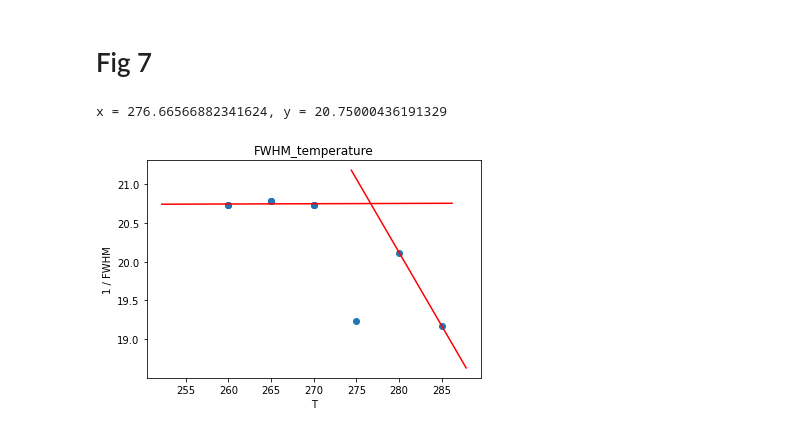
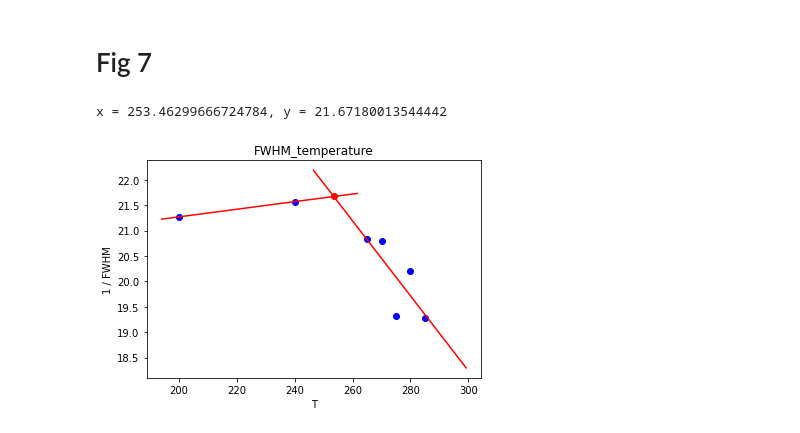
Before and after one commit to penguinlin777/data_processing, a Jupyter notebook: 20220407-0311-2.ipynb, the cells around one changed output. Saved outputs shown, nothing was run; the diff lists cells and outputs as text; code cells hidden in the pictures.

```diff
--- a/20220407-0311-2.ipynb
+++ b/20220407-0311-2.ipynb
@@ -78,0 +75,11 @@ print(temp_list)
+# %%
+# sort data base on temperature
+def sort_data(x, y):
+  xy = [(xi, yi) for xi, yi in zip(x, y)]
+  sorted_xy = sorted(xy, key=lambda item: item[0])
+
+  return [xi for xi, _ in sorted_xy], [yi for _, yi in sorted_xy]
+
+temp_list, df_list = sort_data(temp_list, df_list)
+
+print(temp_list)
@@ -128,8 +126,8 @@ Find second peaks with scipy
 # %%
 # Option 2: region maximum
 
-REGION_START = 150
-REGION_END = 250
+REGION_START = 200
+REGION_END = 700
 
 peaks_value = []
 
@@ -267,8 +252,8 @@ import numpy as np
 
 warnings.filterwarnings('ignore')
 
-START_REGION = 100
-END_REGION  = 1000
+START_REGION = 150
+END_REGION  = 500
 
 def gaus(x, a, x0, sigma):
   return a * np.exp(-(x - x0)**2 / (2 * sigma**2))
@@ -391,35 +375,35 @@ print(df)
 # %%
 import numpy as np
 import sympy
 
-x_fit1 = x[3:6]
-y_fit1 = y[3:6]
+x_fit1 = x[:1]+x[2:3]
+y_fit1 = y[:1]+y[2:3]
 
 res1 = st.linregress(x_fit1, y_fit1)
 plt.scatter(x_fit1, y_fit1, color='b', label='original data')
-x_fitted1 = np.linspace(0.97 * x_fit1[0], 1.06 * x_fit1[len(x_fit1) - 1], 20)   # x coordination
+x_fitted1 = np.linspace(0.97 * x_fit1[0], 1.09 * x_fit1[len(x_fit1) - 1], 20)   # x coordination
 plt.plot(x_fitted1, res1.intercept + res1.slope*np.array(x_fitted1), 'r', label='fitted line')
 
-x_fit2 = x[7:9]
-y_fit2 = y[7:9]
+x_fit2 = x[4:9]
+y_fit2 = y[4:9]
 res2 = st.linregress(x_fit2, y_fit2)
-# plt.scatter(x_fit2, y_fit2, color='b', label='original data')
-x_fitted2 = np.linspace(0.98 * x_fit2[0], 1.01 * x_fit2[len(x_fit2) - 1], 20)   # x coordination
+plt.scatter(x_fit2, y_fit2, color='b', label='original data')
+x_fitted2 = np.linspace(0.93 * x_fit2[0], 1.05 * x_fit2[len(x_fit2) - 1], 20)   # x coordination
 plt.plot(x_fitted2, res2.intercept + res2.slope*np.array(x_fitted2), 'r', label='fitted line')
 
 # cal intersection
 inter_x = (res1.intercept - res2.intercept) / (res2.slope - res1.slope)
 inter_y = res2.intercept + res2.slope * inter_x
-# plt.scatter(inter_x, inter_y, color='r')
+plt.scatter(inter_x, inter_y, color='r')
 # plt.figure(figsize=(6, 4),dpi=200)
 
 # 图片标题
 plt.title('FWHM_temperature')
 # 轴标题
 plt.xlabel('T')
 plt.ylabel('1 / FWHM')
-plt.scatter(x[3:9], y[3:9], linewidth = 1.0, linestyle = '-')
+# plt.scatter(x[3:9], y[3:9], linewidth = 1.0, linestyle = '-')
 print(f'x = {inter_x}, y = {inter_y}')
 # %% [output]
-x = 276.66566882341624, y = 20.75000436191329
+x = 253.46299666724784, y = 21.67180013544442
-[figure, old version]
+[figure, new version]
```
Also changed, not shown: parts of 12 cells of this notebook.
